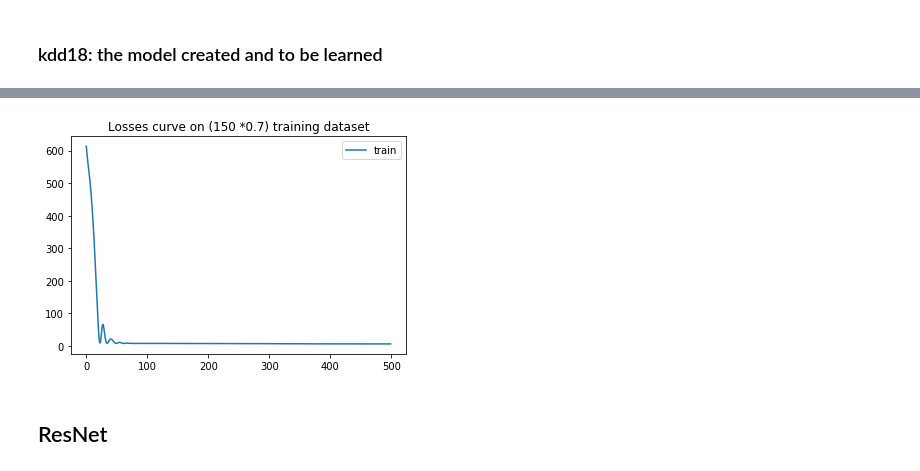
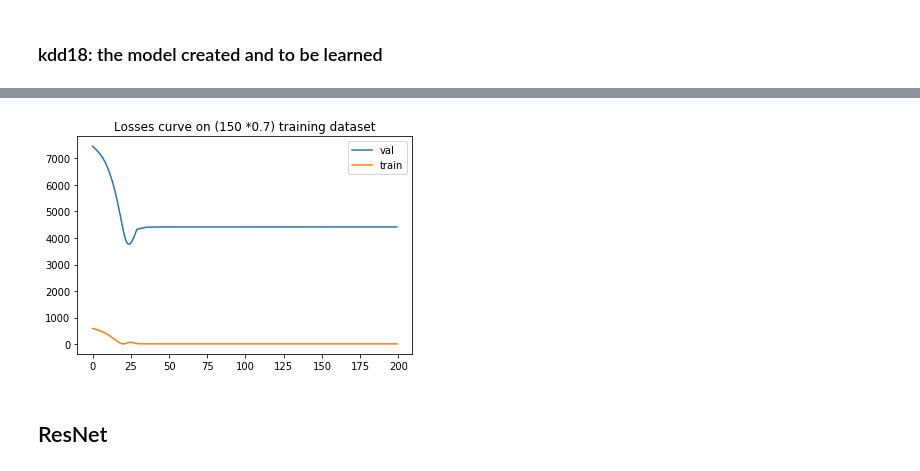
Before and after one commit to syin3/cs231n-cyclone, a Jupyter notebook: cyclone.ipynb, the cells around one changed output, grey strips where cells are left out. Cells and saved outputs as stored; diff of their text form; code cells hidden in the pictures.

```diff
--- a/cyclone.ipynb
+++ b/cyclone.ipynb
@@ -35,7 +36,7 @@ Torchvision Version:  0.2.2
 # Train function
 All learning wrapper calls this training function, because for each caller, we have specified parameters and obejcts to be passed in.
 # %%
-def train_model(model, dataloaders, criterion, optimizer, num_epochs, length, is_inception=False):
+def train_model(model, dataloaders, criterion, optimizer, num_epochs, length, scheduler, is_inception=False):
     since = time.time()
 
     train_loss_history = []
@@ -105,9 +106,15 @@ def train_model(model, dataloaders, criterion, optimizer, num_epochs, length, is
                 best_loss = epoch_loss
                 best_model_wts = copy.deepcopy(model.state_dict())
             if phase == 'val':
-                val_loss_history.append(epoch_loss)
+                val_loss = epoch_loss
+                val_loss_history.append(val_loss)
             if phase == 'train':
                 train_loss_history.append(epoch_loss)
+
+        # if it's ReduceLROnPlateau, then need val_loss in the parenthesis
+        scheduler.step(val_loss)
+        # if it's StepLR, then don't need val_loss in the parenthesis
+        # scheduler.step()
 
         print()
 
@@ -222,22 +231,24 @@ class kddTCData(data.Dataset):
 # %% [markdown]
 ### kddTClearn: wrapper function that loads data and calls training
 # %%
-def kddTClearn(model, data_source, batch_size, num_epochs):
+def kddTClearn(model, data_source, batch_size, num_epochs, num_data):
     dataDic = {
         '2017': 'TCIR-ALL_2017.h5',
         'c-i-sh': 'TCIR-CPAC_IO_SH.h5',
         'a-e-w':'TCIR-ATLN_EPAC_WPAC.h5'
     }
     transf = {
-        '2017': {'mean': None, 'std': None},
-        'c-i-sh': {'mean': None, 'std': None},
-        'a-e-w': {'mean': None, 'std': None}
+        'mean': (2.66518896e+02, 2.34601769e+02, 1.80660180e-01, 4.49401281e-01),
+        'std': (37.01598561, 24.43164985,  0.43344222,  1.42182753)
     }
-    data_transform = transforms.Normalize(mean=transf[data_source]['mean'], std=transf[data_source]['std'])
+    data_transform = transforms.Compose([
+        transforms.Normalize(mean=transf['mean'], std=transf['std'])
+        # transforms.CenterCrop(64)
+    ])
     data = kddTCData(dataDic[data_source],
                          transform = data_transform)
 
-    NUM_DATA = 500 # data.length()
+    NUM_DATA =  num_data# data.length()
     print(NUM_DATA)
     length = {}
     length['train'] = int(NUM_DATA * 0.7)
@@ -256,10 +267,13 @@ def kddTClearn(model, data_source, batch_size, num_epochs):
 
     # Observe that all parameters are being optimized
     # optim.SGD(kdd18.parameters(), lr=0.001, momentum=0.9)
+
     model_optmzer = optim.Adam(model.parameters(), lr=0.0001, weight_decay=0.00001)
+    scheduler = optim.lr_scheduler.ReduceLROnPlateau(model_optmzer, 'min', patience = 5, threshold = 0.01, factor = 1/10, threshold_mode  = 'rel')
+    # scheduler = optim.lr_scheduler.StepLR(model_optmzer, 20, gamma=0.1, last_epoch=-1)
 
     model, val_loss_history, train_loss_history = train_model(model, dataloaders, criterion,
-                           model_optmzer, num_epochs=num_epochs, length = length)
+                           model_optmzer, num_epochs=num_epochs, length = length, scheduler = scheduler)
     return model, val_loss_history, train_loss_history
 # %% [markdown]
 ### kdd18: the model created and to be learned
@@ -294,0 +309,3 @@ plt.show()
+# %%
+kdd18 = kddTC(pretrained=False)
+_, val_loss, train_loss = kddTClearn(kdd18, 'c-i-sh', batch_size = 128, num_epochs = 200, num_data = 150)
@@ -295,11 +330,11 @@ plt.show()
 # %%
-# plt.plot(val_loss, label = 'val')
+plt.plot(val_loss, label = 'val')
 plt.plot(train_loss, label = 'train')
 plt.title('Losses curve on (150 *0.7) training dataset')
 plt.legend()
 plt.show()
 # %% [output]
-[figure, old version]
+[figure, new version]
 # %% [markdown]
 ## ResNet
 # %% [markdown]
```
Also changed, not shown: parts of 18 cells of this notebook.
